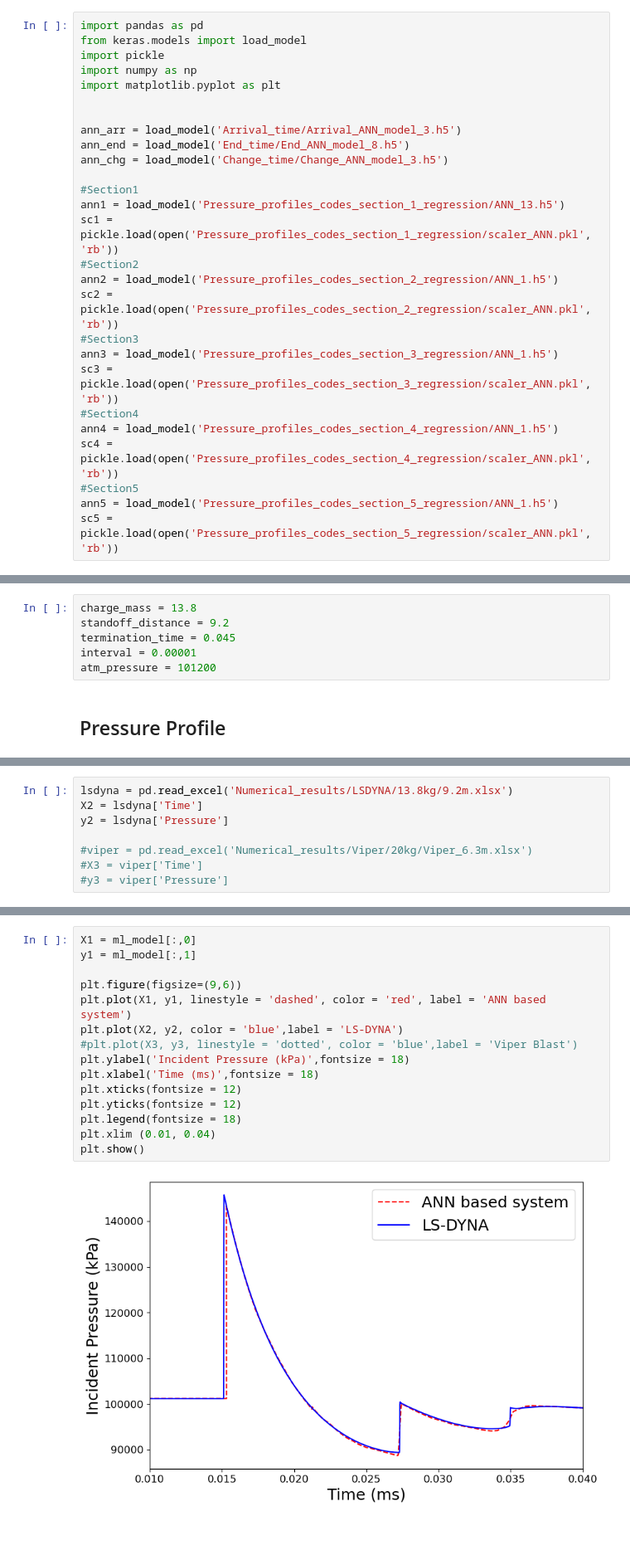
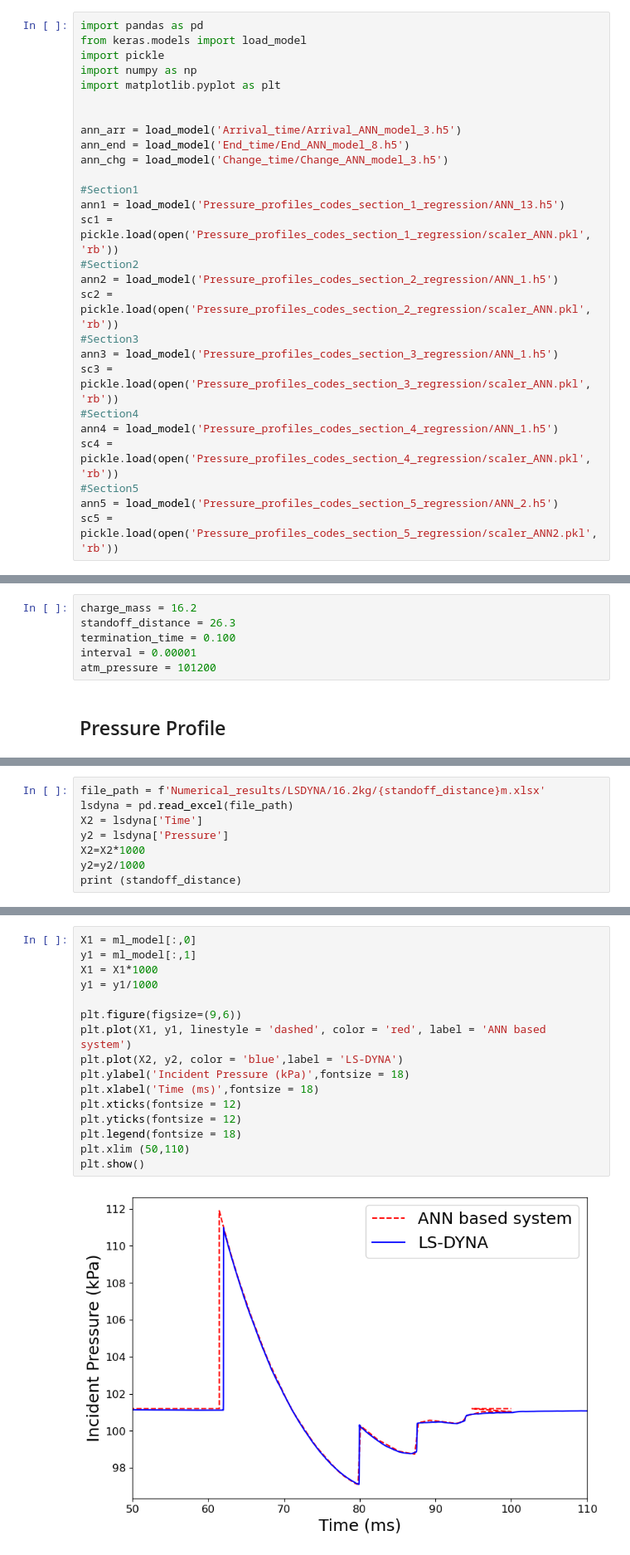
Before and after one commit to ChamodiWidanage/Pressure_history_2, a Jupyter notebook: Combined_Code_All_Sections_ANN.ipynb, the cells around one changed output, grey strips where cells are left out. Shown at 83% size. Drawn from its saved outputs; the diff is of its cells as text; blank space fills up the shorter version.

```diff
--- a/Combined_Code_All_Sections_ANN.ipynb
+++ b/Combined_Code_All_Sections_ANN.ipynb
@@ -25,14 +25,14 @@ sc3 = pickle.load(open('Pressure_profiles_codes_section_3_regression/scaler_ANN.
 ann4 = load_model('Pressure_profiles_codes_section_4_regression/ANN_1.h5')
 sc4 = pickle.load(open('Pressure_profiles_codes_section_4_regression/scaler_ANN.pkl', 'rb'))
 #Section5
-ann5 = load_model('Pressure_profiles_codes_section_5_regression/ANN_1.h5')
-sc5 = pickle.load(open('Pressure_profiles_codes_section_5_regression/scaler_ANN.pkl', 'rb'))
+ann5 = load_model('Pressure_profiles_codes_section_5_regression/ANN_2.h5')
+sc5 = pickle.load(open('Pressure_profiles_codes_section_5_regression/scaler_ANN2.pkl', 'rb'))
 # %% [markdown]
 ## Input details
 # %%
-charge_mass = 13.8
-standoff_distance = 9.2
-termination_time = 0.045
+charge_mass = 16.2
+standoff_distance = 26.3
+termination_time = 0.100
 interval = 0.00001
 atm_pressure = 101200
 # %% [markdown]
@@ -139,8 +169,8 @@ Section 2
 # %%
-lsdyna = pd.read_excel('Numerical_results/LSDYNA/13.8kg/9.2m.xlsx')
+file_path = f'Numerical_results/LSDYNA/16.2kg/{standoff_distance}m.xlsx'
+lsdyna = pd.read_excel(file_path)
 X2 = lsdyna['Time']
 y2 = lsdyna['Pressure']
-
-#viper = pd.read_excel('Numerical_results/Viper/20kg/Viper_6.3m.xlsx')
-#X3 = viper['Time']
-#y3 = viper['Pressure']
+X2=X2*1000
+y2=y2/1000
+print (standoff_distance)
@@ -147,17 +179,18 @@ y2 = lsdyna['Pressure']
 # %%
 X1 = ml_model[:,0]
 y1 = ml_model[:,1]
+X1 = X1*1000
+y1 = y1/1000
 
 plt.figure(figsize=(9,6))
 plt.plot(X1, y1, linestyle = 'dashed', color = 'red', label = 'ANN based system')
 plt.plot(X2, y2, color = 'blue',label = 'LS-DYNA')
-#plt.plot(X3, y3, linestyle = 'dotted', color = 'blue',label = 'Viper Blast')
 plt.ylabel('Incident Pressure (kPa)',fontsize = 18)
 plt.xlabel('Time (ms)',fontsize = 18)
 plt.xticks(fontsize = 12)
 plt.yticks(fontsize = 12)
 plt.legend(fontsize = 18)
-plt.xlim (0.01, 0.04)
+plt.xlim (50,110)
 plt.show()
 # %% [output]
-[figure, old version]
+[figure, new version]
```
Also changed, not shown: parts of 2 cells of this notebook, 35 other files.
